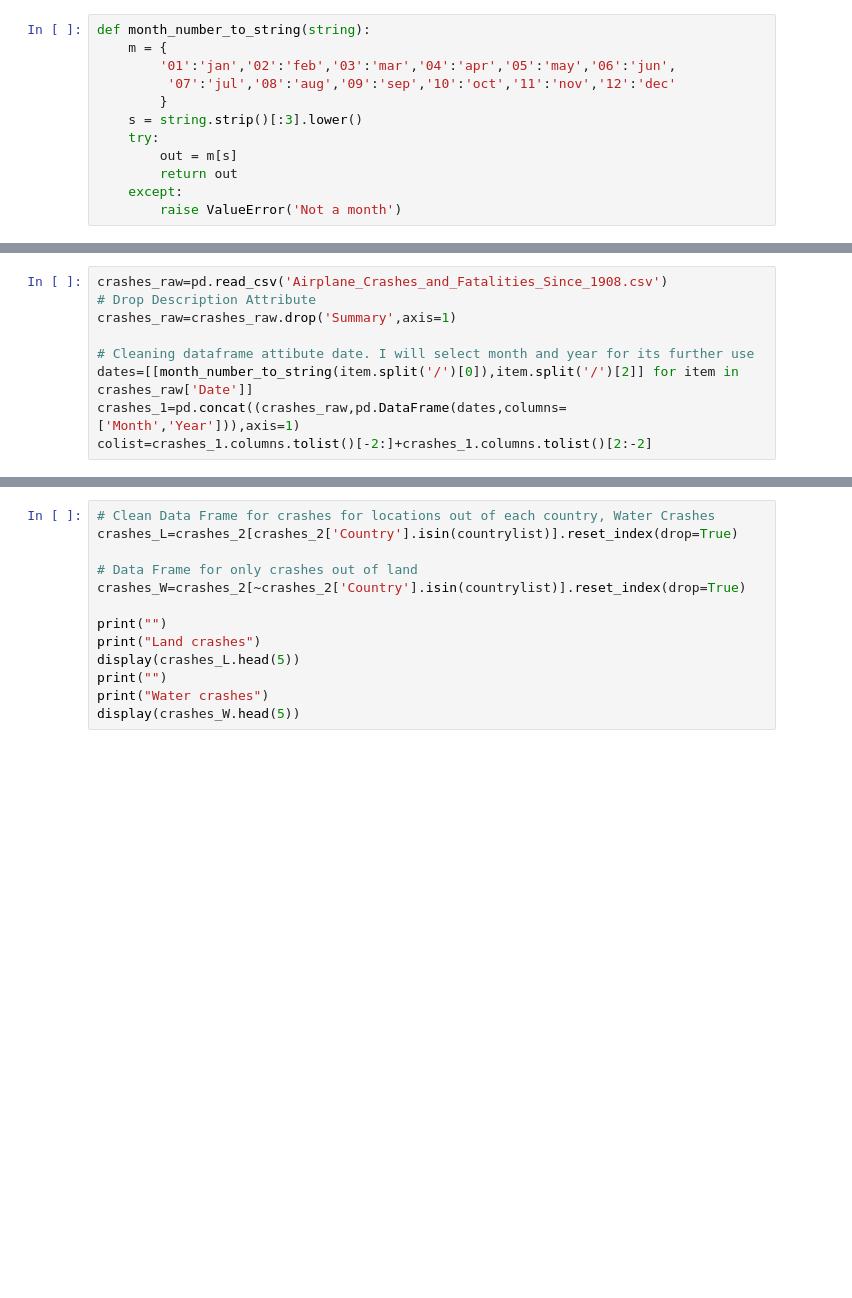
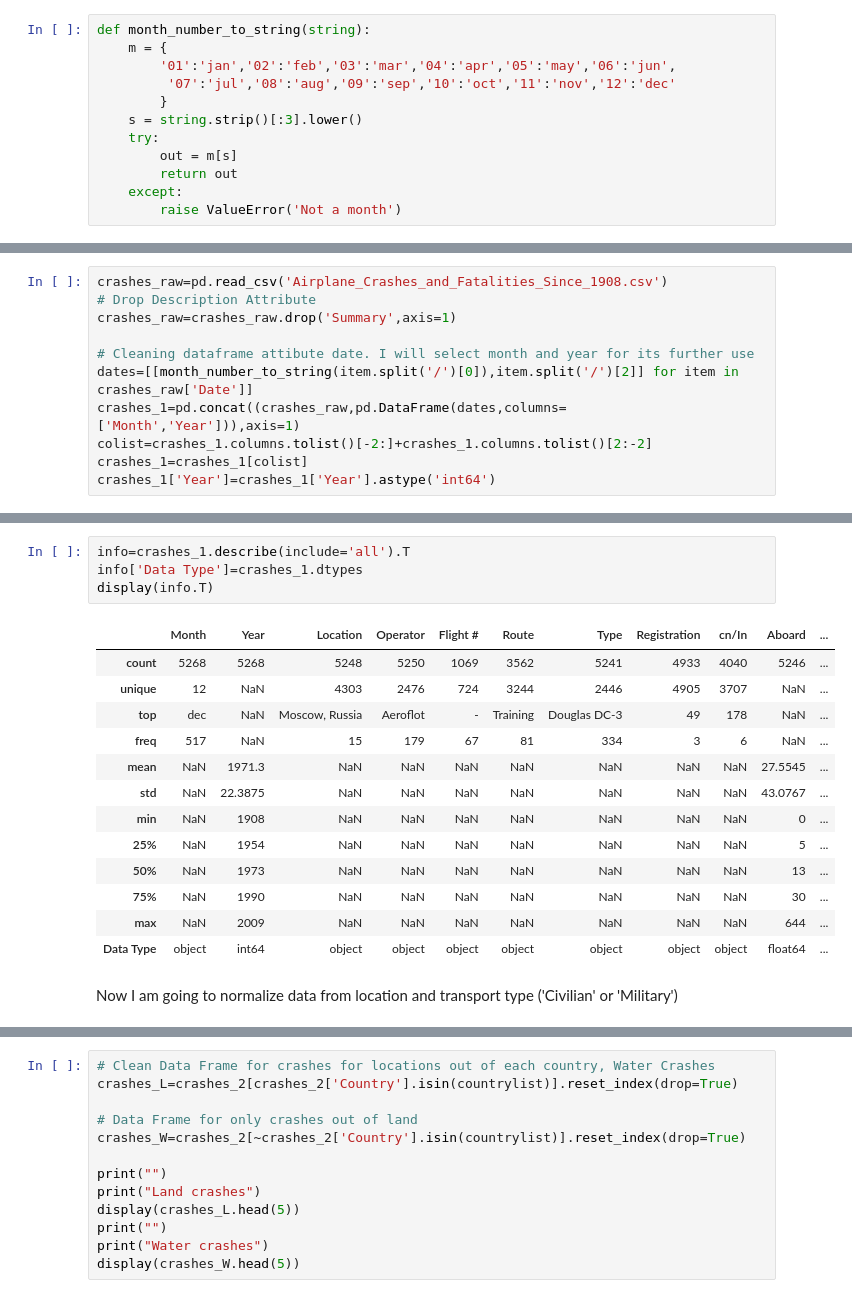
Before and after one commit to ironhack-datalabs/mad-oct-2018, a Jupyter notebook: module-2/data-analysis-with-pandas/your-code/data analysis with pandas.ipynb, the cells around one changed output, grey strips where cells are left out. Drawn from its saved outputs; the diff is of its cells as text; blank space fills up the shorter version.

Commit message:
data-analysis-with-pandas MOD #2 - FINISHED

```diff
--- a/module-2/data-analysis-with-pandas/your-code/data analysis with pandas.ipynb
+++ b/module-2/data-analysis-with-pandas/your-code/data analysis with pandas.ipynb
@@ -47,3 +45,5 @@ crashes_raw=crashes_raw.drop('Summary',axis=1)
 dates=[[month_number_to_string(item.split('/')[0]),item.split('/')[2]] for item in crashes_raw['Date']]
 crashes_1=pd.concat((crashes_raw,pd.DataFrame(dates,columns=['Month','Year'])),axis=1)
 colist=crashes_1.columns.tolist()[-2:]+crashes_1.columns.tolist()[2:-2]
+crashes_1=crashes_1[colist]
+crashes_1['Year']=crashes_1['Year'].astype('int64')
@@ -59 +50,21 @@ crashes_1.head(5)
+# %%
+info=crashes_1.describe(include='all').T
+info['Data Type']=crashes_1.dtypes
+display(info.T)
+# %% [output]
+|  | Month | Year | Location | Operator | Flight # | Route | Type | Registration | cn/In | Aboard | ... |
+| count | 5268 | 5268 | 5248 | 5250 | 1069 | 3562 | 5241 | 4933 | 4040 | 5246 | ... |
+| unique | 12 | NaN | 4303 | 2476 | 724 | 3244 | 2446 | 4905 | 3707 | NaN | ... |
+| top | dec | NaN | Moscow, Russia | Aeroflot | - | Training | Douglas DC-3 | 49 | 178 | NaN | ... |
+| freq | 517 | NaN | 15 | 179 | 67 | 81 | 334 | 3 | 6 | NaN | ... |
+| mean | NaN | 1971.3 | NaN | NaN | NaN | NaN | NaN | NaN | NaN | 27.5545 | ... |
+| std | NaN | 22.3875 | NaN | NaN | NaN | NaN | NaN | NaN | NaN | 43.0767 | ... |
+| min | NaN | 1908 | NaN | NaN | NaN | NaN | NaN | NaN | NaN | 0 | ... |
+| 25% | NaN | 1954 | NaN | NaN | NaN | NaN | NaN | NaN | NaN | 5 | ... |
+| 50% | NaN | 1973 | NaN | NaN | NaN | NaN | NaN | NaN | NaN | 13 | ... |
+| 75% | NaN | 1990 | NaN | NaN | NaN | NaN | NaN | NaN | NaN | 30 | ... |
+| max | NaN | 2009 | NaN | NaN | NaN | NaN | NaN | NaN | NaN | 644 | ... |
+| Data Type | object | int64 | object | object | object | object | object | object | object | float64 | ... |
+# %% [markdown]
+Now I am going to normalize data from location and transport type ('Civilian' or 'Military')
 # %%
```
Also changed, not shown: parts of 37 cells of this notebook.
